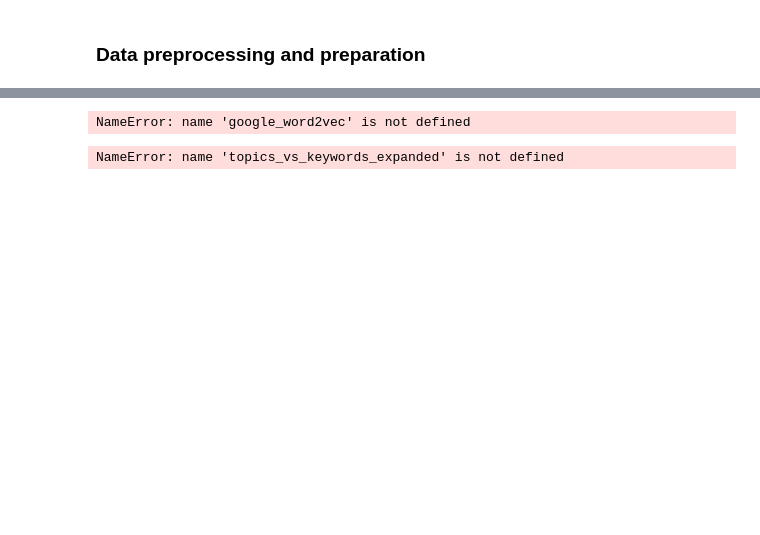
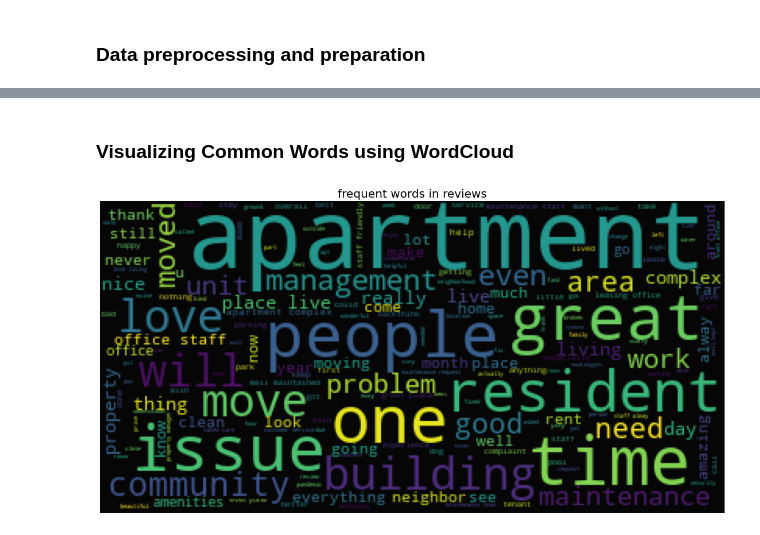
Before and after one commit to OmarFarag95/insights-from-unstructured-reviews, a Jupyter notebook: insights_modelling_notebook.ipynb, the cells around one changed output, grey strips where cells are left out. Drawn from its saved outputs; the diff is of its cells as text; code cells hidden in the pictures; blank space fills up the shorter version.

```diff
--- a/insights_modelling_notebook.ipynb
+++ b/insights_modelling_notebook.ipynb
@@ -52,0 +40,3 @@ for key,values in predefined_keywords.items():
+# %%
+with open('keywords.json') as f:
+  topics_vs_keywords = json.load(f)
@@ -67,6 +68,8 @@ print(f"Size of dataset: {len(filtered_data)}")
 # %%
 filtered_data["processed_review"] = filtered_data["ACTUAL REVIEW"].apply(lambda x: utils.detect_language_and_translate(x.lower()))
 
-filtered_data["clean_review"] = filtered_data["processed_review"].apply(lambda x: utils.preprocess_text(x,True))
+## preprocess text (and removing stopwords)
+filtered_data["clean_review"] = filtered_data["processed_review"].apply(lambda x: utils.preprocess_text(x,remove_stopwords = True))
 
-filtered_data["clean_actual_review"] = filtered_data["processed_review"].apply(lambda x: utils.preprocess_text(x,False))
+## preprocess text (Keeping stopwords)
+filtered_data["clean_actual_review"] = filtered_data["processed_review"].apply(lambda x: utils.preprocess_text(x,remove_stopwords = False))
@@ -73,22 +92,13 @@ filtered_data["clean_actual_review"] = filtered_data["processed_review"].apply(l
+# %% [markdown]
+### Visualizing Common Words using WordCloud
 # %%
 text = filtered_data["clean_review"].values
-wc_toxic = WordCloud(background_color="black",stopwords=  utils.stopwords)
-wc_toxic.generate(" ".join(text))
+wc = WordCloud(background_color="black",stopwords=  utils.stopwords)
+wc.generate(" ".join(text))
 plt.figure(figsize=(20,10))
 plt.axis("off")
 plt.title("frequent words in reviews", fontsize=20)
-plt.imshow(wc_toxic.recolor(colormap= 'viridis' , random_state=17), alpha=0.98)
+plt.imshow(wc.recolor(colormap= 'viridis' , random_state=17), alpha=0.98)
 plt.show()
+# %% [output]
+[figure, added]
-# %%
-topics_vs_keywords = utils.extract_keywords(filtered_data, topics, topics_vs_keywords)
-keywords_vs_topics, topics_vs_keywords_expanded = utils.get_keywords_vs_topics(topics_vs_keywords)
-# %% [output]
-NameError: name 'google_word2vec' is not defined
-# %%
-for key in topics_vs_keywords_expanded:
-  topics_vs_keywords_expanded[key] = list(topics_vs_keywords_expanded.get(key))
-
-with open('keywords.json','w') as f:
-  json.dump(topics_vs_keywords_expanded,f)
-# %% [output]
-NameError: name 'topics_vs_keywords_expanded' is not defined
```
Also changed, not shown: parts of 12 cells of this notebook.
